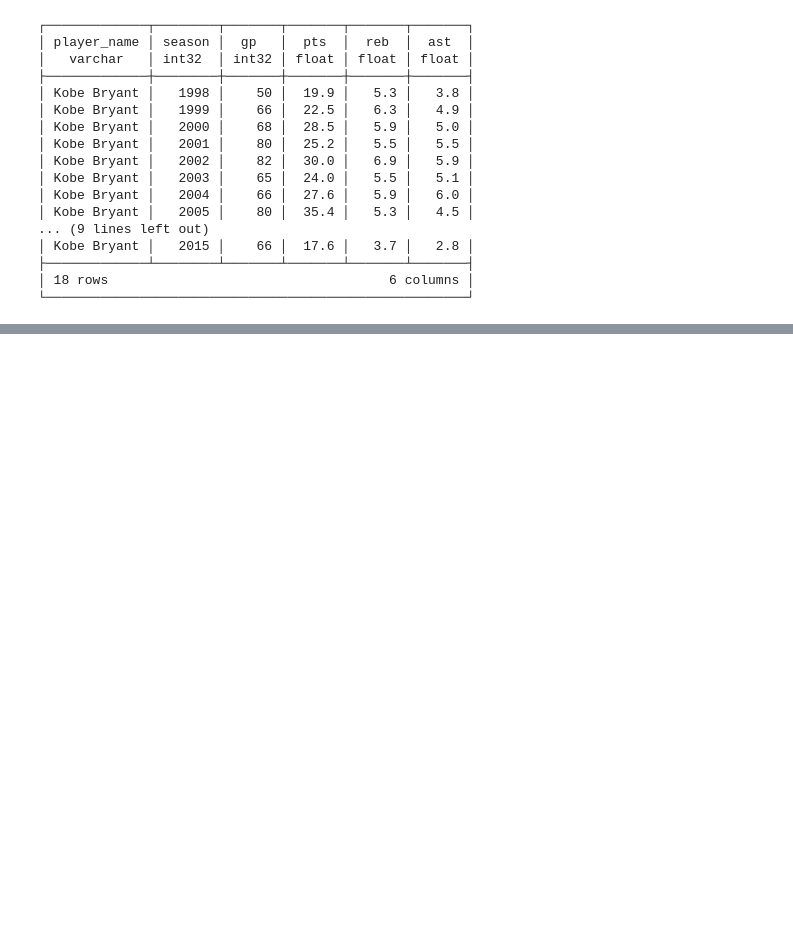
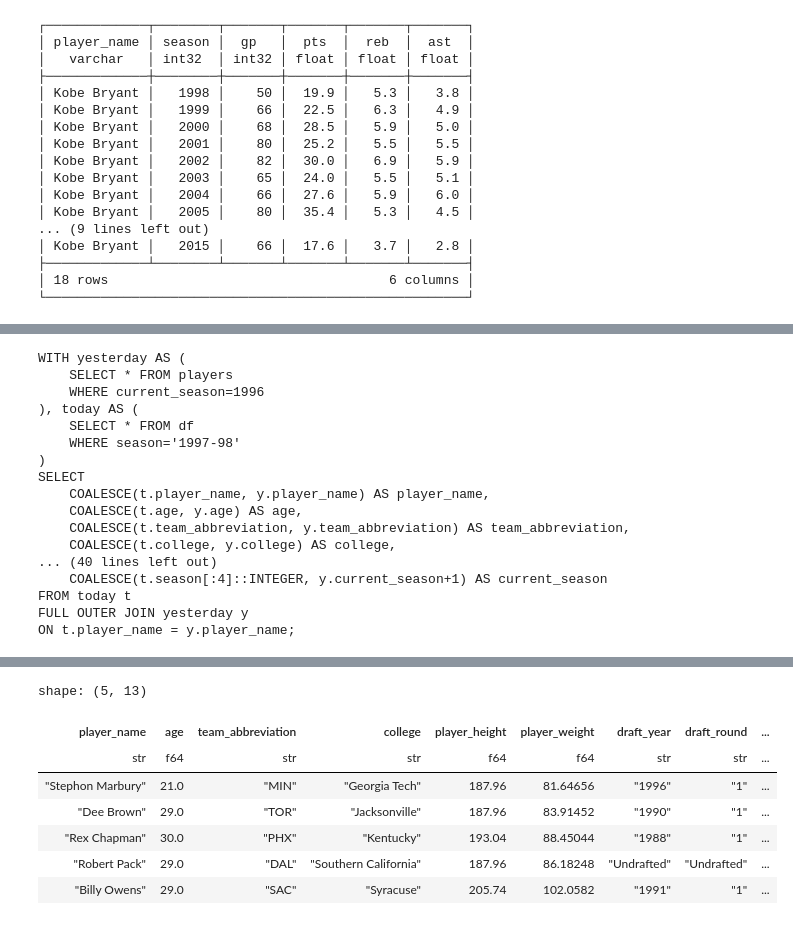
Before and after one commit to aladinoster/practices, a Jupyter notebook: Lab-1.ipynb, the cells around one changed output, grey strips where cells are left out. Saved outputs shown, nothing was run; the diff lists cells and outputs as text; code cells hidden in the pictures; blank space fills up the shorter version.

```diff
--- a/Lab-1.ipynb
+++ b/Lab-1.ipynb
@@ -312,0 +407,23 @@ CREATE TABLE players (
+# %%
+query = qr.format(current_season=1996, season='1997-98')
+print(query)
+dfr = con.sql(query).pl()
+display(dfr.head())
+# %% [output]
+WITH yesterday AS (
+    SELECT * FROM players
+    WHERE current_season=1996
+), today AS (
+    SELECT * FROM df
+    WHERE season='1997-98'
+)
+SELECT
+    COALESCE(t.player_name, y.player_name) AS player_name,
+    COALESCE(t.age, y.age) AS age,
+    COALESCE(t.team_abbreviation, y.team_abbreviation) AS team_abbreviation,
+    COALESCE(t.college, y.college) AS college,
+... (40 lines left out)
+    COALESCE(t.season[:4]::INTEGER, y.current_season+1) AS current_season
+FROM today t
+FULL OUTER JOIN yesterday y
+ON t.player_name = y.player_name;
@@ -312,0 +431,8 @@ CREATE TABLE players (
+shape: (5, 13)
+| player_name | age | team_abbreviation | college | player_height | player_weight | draft_year | draft_round | ... |
+| str | f64 | str | str | f64 | f64 | str | str | ... |
+| "Stephon Marbury" | 21.0 | "MIN" | "Georgia Tech" | 187.96 | 81.64656 | "1996" | "1" | ... |
+| "Dee Brown" | 29.0 | "TOR" | "Jacksonville" | 187.96 | 83.91452 | "1990" | "1" | ... |
+| "Rex Chapman" | 30.0 | "PHX" | "Kentucky" | 193.04 | 88.45044 | "1988" | "1" | ... |
+| "Robert Pack" | 29.0 | "DAL" | "Southern California" | 187.96 | 86.18248 | "Undrafted" | "Undrafted" | ... |
+| "Billy Owens" | 29.0 | "SAC" | "Syracuse" | 205.74 | 102.0582 | "1991" | "1" | ... |
```
Also changed, not shown: parts of 11 cells of this notebook.
